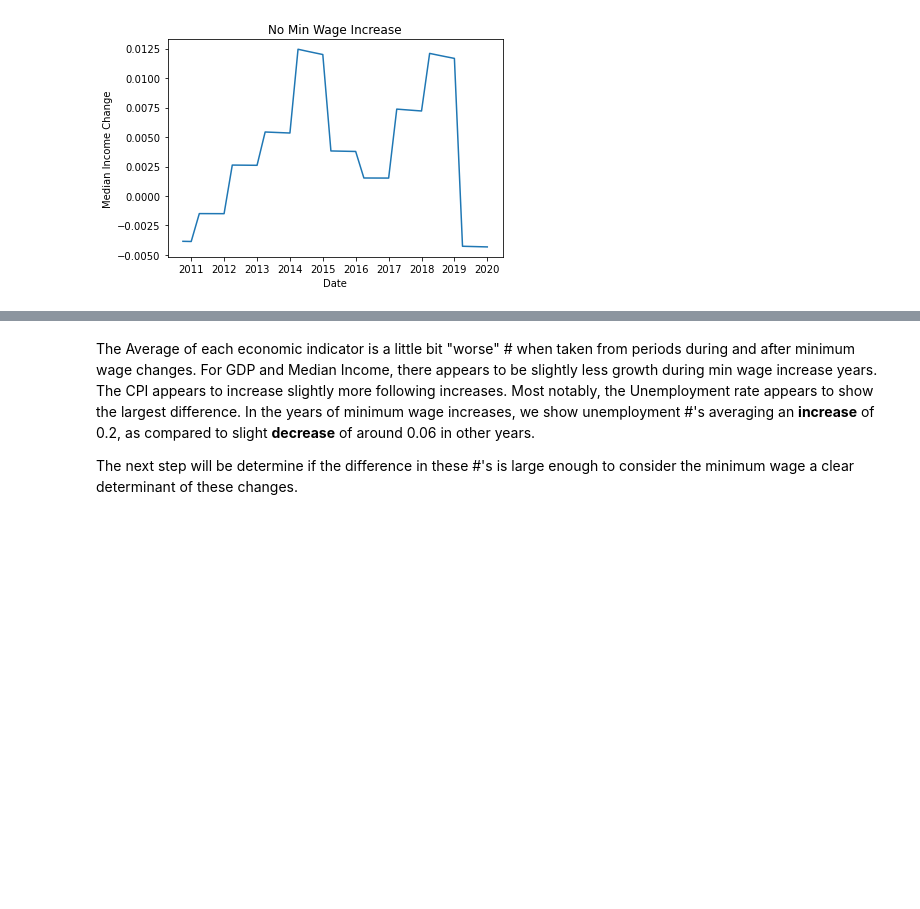
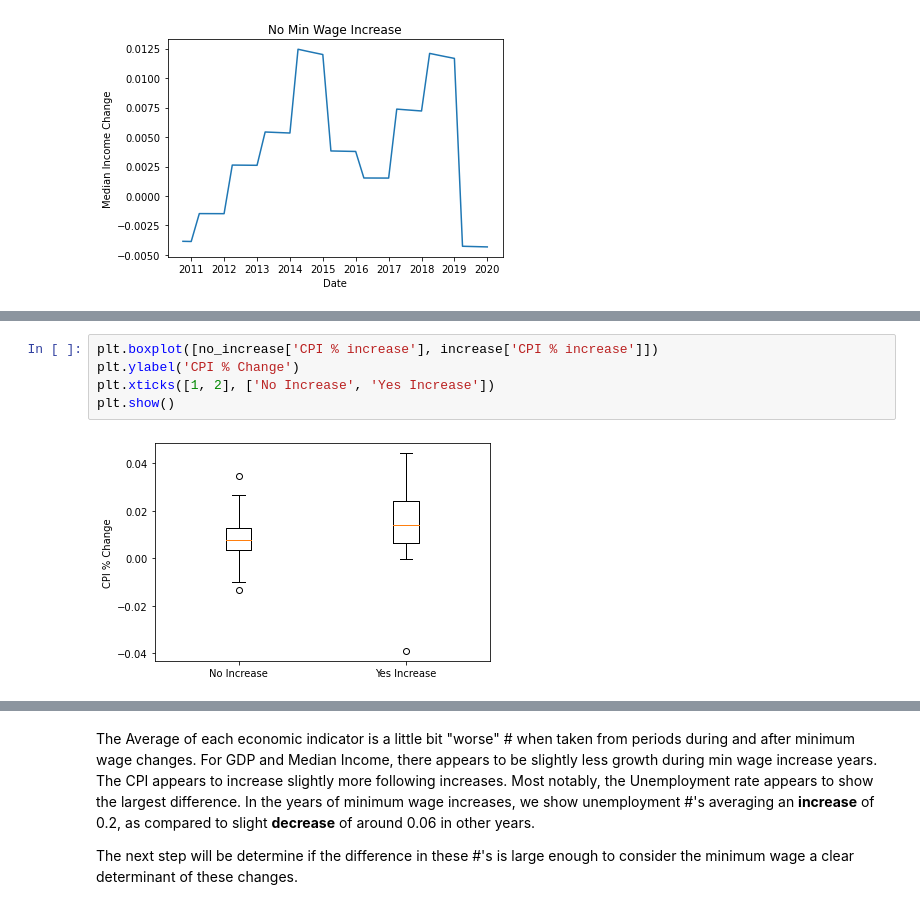
Before and after one commit to drewc77/Capstone-3, a Jupyter notebook: Capstone 3 - Data Exploration.ipynb, the cells around one changed output, grey strips where cells are left out. Drawn from its saved outputs; the diff is of its cells as text; blank space fills up the shorter version.

```diff
--- a/Capstone 3 - Data Exploration.ipynb
+++ b/Capstone 3 - Data Exploration.ipynb
@@ -326 +592,8 @@ Average GDP Change during periods of no minimum wage increase: 0.005106640291888
 Average GDP Change during periods of minimum wage increases: 0.001919239449584304
+# %%
+plt.boxplot([no_increase['CPI % increase'], increase['CPI % increase']])
+plt.ylabel('CPI % Change')
+plt.xticks([1, 2], ['No Increase', 'Yes Increase'])
+plt.show()
+# %% [output]
+[figure, added]
```
Also changed, not shown: parts of 34 cells of this notebook.
